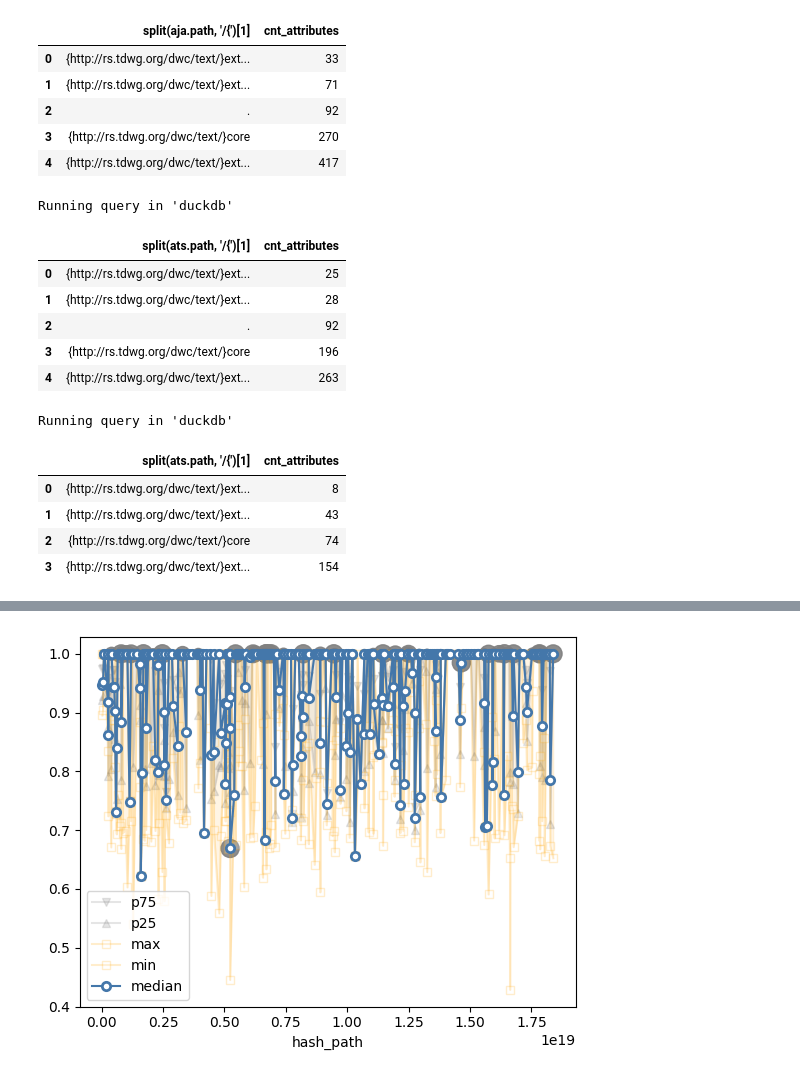
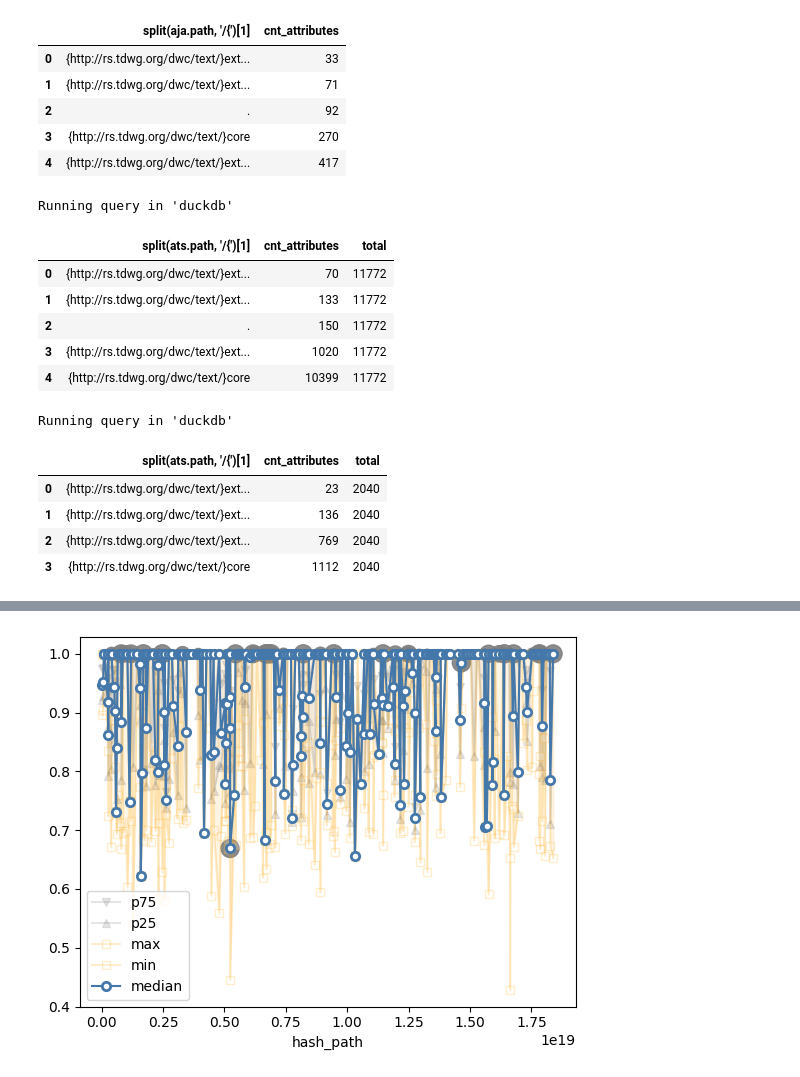
Before and after one commit to mitja-o/metadata-assistant, a Jupyter notebook: _evaluation/statistics/results/cons_cons_semantic_similarity.ipynb, the cells around one changed output, grey strips where cells are left out. Saved outputs shown, nothing was run; the diff lists cells and outputs as text; code cells hidden in the pictures.

```diff
--- a/_evaluation/statistics/results/cons_cons_semantic_similarity.ipynb
+++ b/_evaluation/statistics/results/cons_cons_semantic_similarity.ipynb
@@ -1199,44 +1199,45 @@ Running query in 'duckdb'
 %%sql
 -- equivalently inferred triples
 CREATE
     OR REPLACE
     TABLE
     -- IF NOT EXISTS
     equivalently_inferred_triples_attributes AS (
     SELECT *, dja.value as data_value, aja.value as author_value, gtja.key AS gt_key, gtja.value AS gt_value
     FROM shared_data_author_dwc_t_nodes__sim_attributes__data_unpacked AS dja
     JOIN shared_data_author_dwc_t_nodes__sim_attributes__author_unpacked AS aja
         ON  aja.path = dja.path
         AND aja.case_id = dja.case_id
         AND aja.key = dja.key
     LEFT JOIN gt_dwc_t_data_nodes__attributes__unpacked as gtja
         ON gtja.path = aja.path
         AND gtja.case_id = aja.case_id
         AND gtja.key = aja.key
     LEFT JOIN shared_data_author_dwc_t_nodes__with_gt__inferred_equivalently AS ies
         ON (ies.file_subpath = split(aja.path, '/{')[1]  AND ies.case_id = aja.case_id)
-    WHERE aja.value <> dja.value
-        -- AND NOT (contains(aja.value, 'not-derived') OR contains(aja.value, 'GAP'))
-        -- AND NOT (contains(dja.value, 'not-derived') OR contains(dja.value, 'GAP'))
-        AND aja.case_id NOT IN (
+    WHERE
+        aja.case_id NOT IN (
             SELECT DISTINCT d.case_id
             FROM shared_data_author_dwc_t_nodes__sim_text AS d
             WHERE d.data_text <> d.author_text
         )
+        -- AND aja.value <> dja.value
+        -- AND NOT (contains(aja.value, 'not-derived') OR contains(aja.value, 'GAP'))
+        -- AND NOT (contains(dja.value, 'not-derived') OR contains(dja.value, 'GAP'))
         AND ((file_subpath IS NOT Null) OR aja.path = '.')
 );
-SELECT split(ats.path, '/{')[1], COUNT(1) AS cnt_attributes
+SELECT split(ats.path, '/{')[1], COUNT(1) AS cnt_attributes, (SELECT COUNT(1) FROM equivalently_inferred_triples_attributes) as total
 FROM equivalently_inferred_triples_attributes AS ats
 GROUP BY 1
 ORDER BY cnt_attributes
 # %% [output]
 Running query in 'duckdb'
-|  | split(ats.path, '/{')[1] | cnt_attributes |
-| 0 | {http://rs.tdwg.org/dwc/text/}ext... | 25 |
-| 1 | {http://rs.tdwg.org/dwc/text/}ext... | 28 |
-| 2 | . | 92 |
-| 3 | {http://rs.tdwg.org/dwc/text/}core | 196 |
-| 4 | {http://rs.tdwg.org/dwc/text/}ext... | 263 |
+|  | split(ats.path, '/{')[1] | cnt_attributes | total |
+| 0 | {http://rs.tdwg.org/dwc/text/}ext... | 70 | 11772 |
+| 1 | {http://rs.tdwg.org/dwc/text/}ext... | 133 | 11772 |
+| 2 | . | 150 | 11772 |
+| 3 | {http://rs.tdwg.org/dwc/text/}ext... | 1020 | 11772 |
+| 4 | {http://rs.tdwg.org/dwc/text/}core | 10399 | 11772 |
 # %%
 %%sql
 -- identical yet different triples
@@ -1257,24 +1258,25 @@ CREATE
         AND gtja.key = aja.key
     JOIN shared_data_author_dwc_t_nodes__with_gt__identical_yet_different AS ies
         ON (ies.file_subpath = split(aja.path, '/{')[1]  AND ies.case_id = aja.case_id)
-    WHERE aja.value <> dja.value
-        -- AND NOT (contains(aja.value, 'not-derived') OR contains(aja.value, 'GAP'))
-        -- AND NOT (contains(dja.value, 'not-derived') OR contains(dja.value, 'GAP'))
-        AND aja.case_id NOT IN (
+    WHERE
+        aja.case_id NOT IN (
             SELECT DISTINCT d.case_id
             FROM shared_data_author_dwc_t_nodes__sim_text AS d
             WHERE d.data_text <> d.author_text
         )
+        -- AND aja.value <> dja.value
+        -- AND NOT (contains(aja.value, 'not-derived') OR contains(aja.value, 'GAP'))
+        -- AND NOT (contains(dja.value, 'not-derived') OR contains(dja.value, 'GAP'))
         -- AND ((file_subpath IS NOT Null) OR aja.path = '.')
 );
-SELECT split(ats.path, '/{')[1], COUNT(1) AS cnt_attributes
+SELECT split(ats.path, '/{')[1], COUNT(1) AS cnt_attributes, (SELECT COUNT(1) FROM identical_yet_different_triples_attributes) as total
 FROM identical_yet_different_triples_attributes AS ats
 GROUP BY 1
 ORDER BY cnt_attributes
 # %% [output]
 Running query in 'duckdb'
-|  | split(ats.path, '/{')[1] | cnt_attributes |
-| 0 | {http://rs.tdwg.org/dwc/text/}ext... | 8 |
-| 1 | {http://rs.tdwg.org/dwc/text/}ext... | 43 |
-| 2 | {http://rs.tdwg.org/dwc/text/}core | 74 |
-| 3 | {http://rs.tdwg.org/dwc/text/}ext... | 154 |
+|  | split(ats.path, '/{')[1] | cnt_attributes | total |
+| 0 | {http://rs.tdwg.org/dwc/text/}ext... | 23 | 2040 |
+| 1 | {http://rs.tdwg.org/dwc/text/}ext... | 136 | 2040 |
+| 2 | {http://rs.tdwg.org/dwc/text/}ext... | 769 | 2040 |
+| 3 | {http://rs.tdwg.org/dwc/text/}core | 1112 | 2040 |
```
Also changed, not shown: parts of 29 cells of this notebook.
